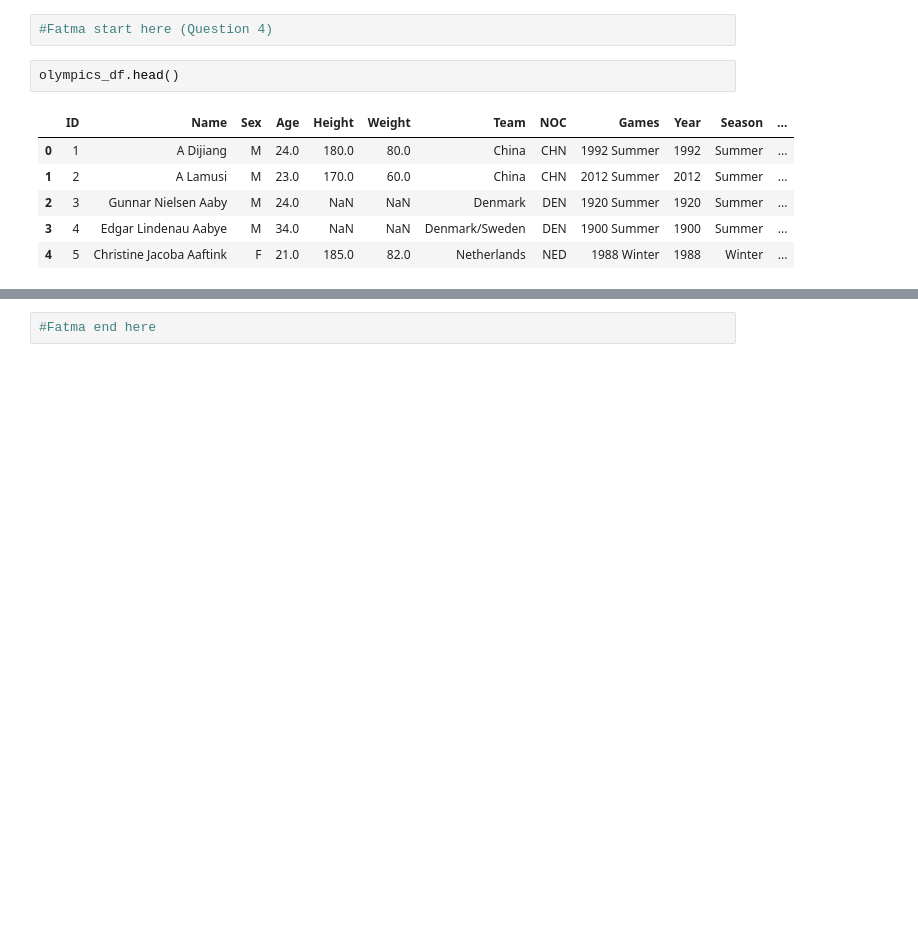
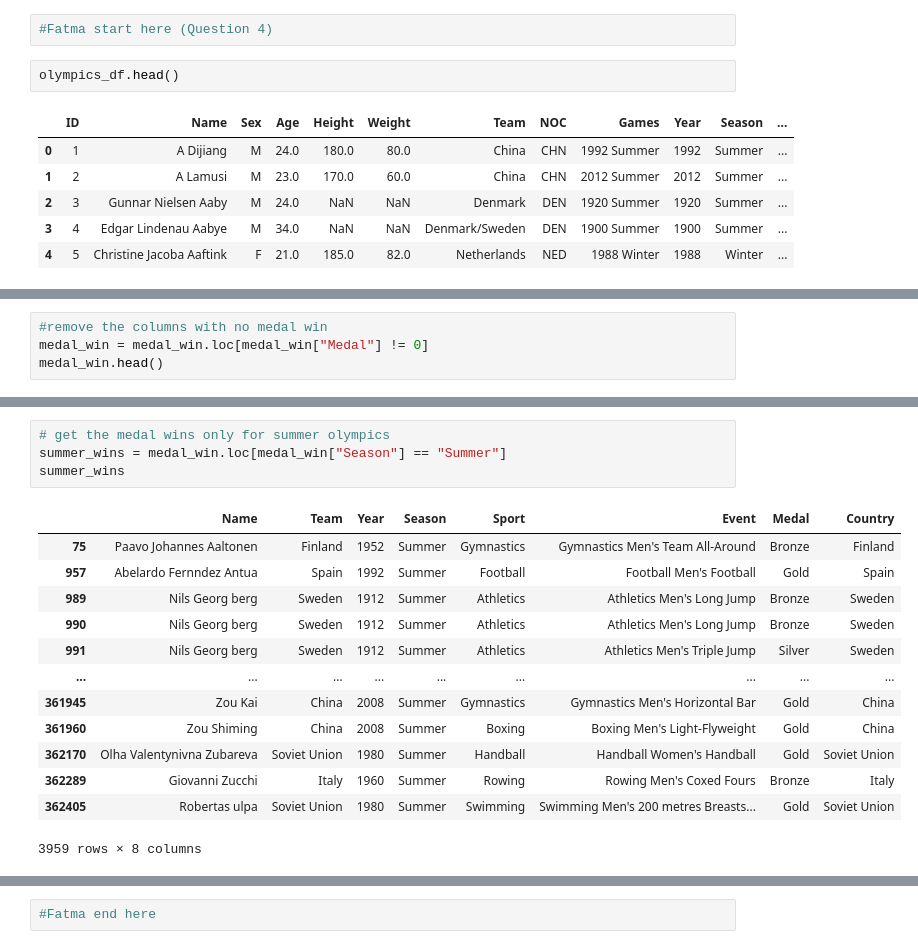
Before and after one commit to gjumaan/olympics-tourism-trends, a Jupyter notebook: data_cleanup.ipynb, the cells around one changed output, grey strips where cells are left out. Cells and saved outputs as stored; diff of their text form; blank space fills up the shorter version.

```diff
--- a/data_cleanup.ipynb
+++ b/data_cleanup.ipynb
@@ -79,0 +140,4 @@ olympics_country_df.groupby(["Country", "Year","Season", "Team"]).count()
+# %%
+#remove the columns with no medal win
+medal_win = medal_win.loc[medal_win["Medal"] != 0]
+medal_win.head()
@@ -79,0 +151,18 @@ olympics_country_df.groupby(["Country", "Year","Season", "Team"]).count()
+# %%
+# get the medal wins only for summer olympics
+summer_wins = medal_win.loc[medal_win["Season"] == "Summer"]
+summer_wins
+# %% [output]
+|  | Name | Team | Year | Season | Sport | Event | Medal | Country |
+| 75 | Paavo Johannes Aaltonen | Finland | 1952 | Summer | Gymnastics | Gymnastics Men's Team All-Around | Bronze | Finland |
+| 957 | Abelardo Fernndez Antua | Spain | 1992 | Summer | Football | Football Men's Football | Gold | Spain |
+| 989 | Nils Georg berg | Sweden | 1912 | Summer | Athletics | Athletics Men's Long Jump | Bronze | Sweden |
+| 990 | Nils Georg berg | Sweden | 1912 | Summer | Athletics | Athletics Men's Long Jump | Bronze | Sweden |
+| 991 | Nils Georg berg | Sweden | 1912 | Summer | Athletics | Athletics Men's Triple Jump | Silver | Sweden |
+| ... | ... | ... | ... | ... | ... | ... | ... | ... |
+| 361945 | Zou Kai | China | 2008 | Summer | Gymnastics | Gymnastics Men's Horizontal Bar | Gold | China |
+| 361960 | Zou Shiming | China | 2008 | Summer | Boxing | Boxing Men's Light-Flyweight | Gold | China |
+| 362170 | Olha Valentynivna Zubareva | Soviet Union | 1980 | Summer | Handball | Handball Women's Handball | Gold | Soviet Union |
+| 362289 | Giovanni Zucchi | Italy | 1960 | Summer | Rowing | Rowing Men's Coxed Fours | Bronze | Italy |
+| 362405 | Robertas ulpa | Soviet Union | 1980 | Summer | Swimming | Swimming Men's 200 metres Breasts... | Gold | Soviet Union |
+3959 rows × 8 columns
```
Also changed, not shown: parts of 10 cells of this notebook.
